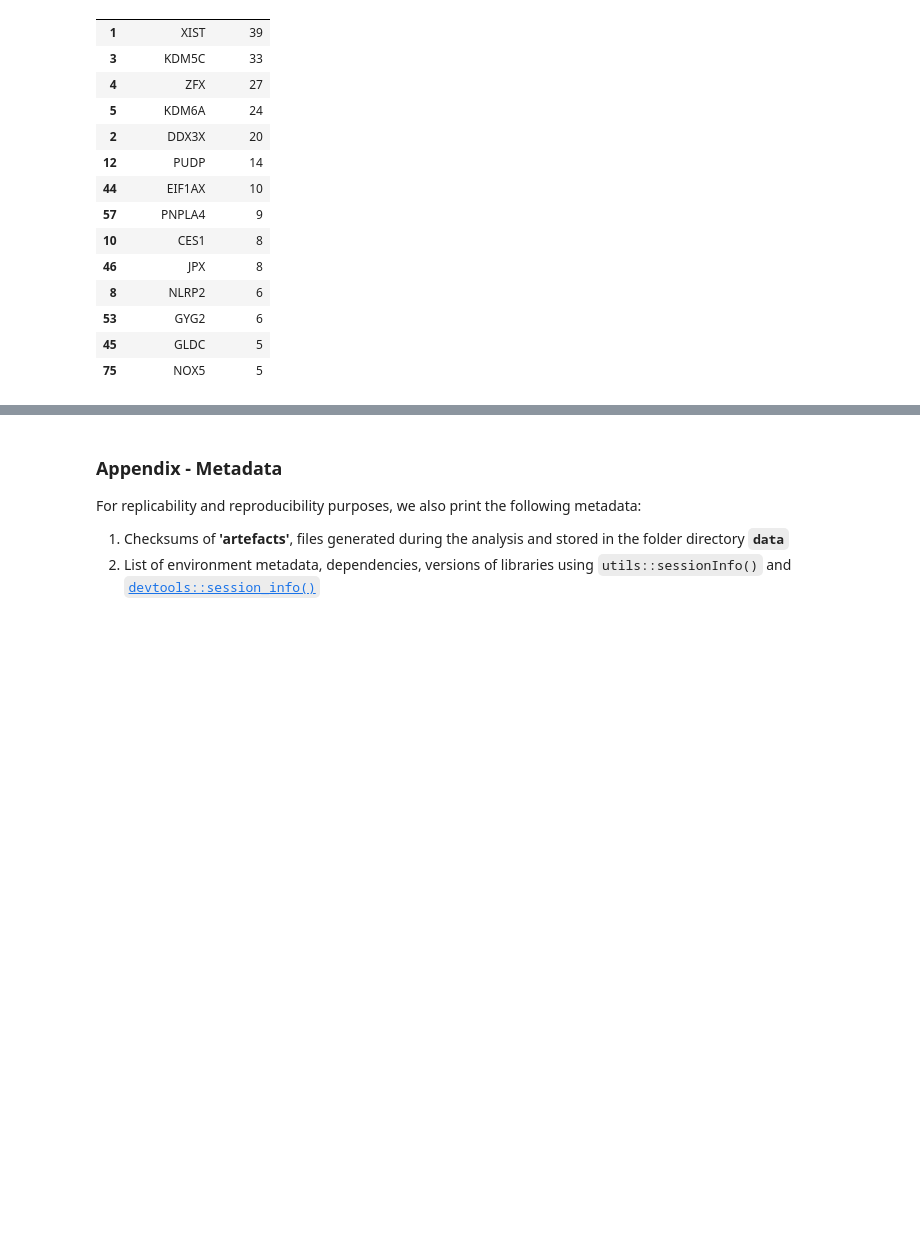
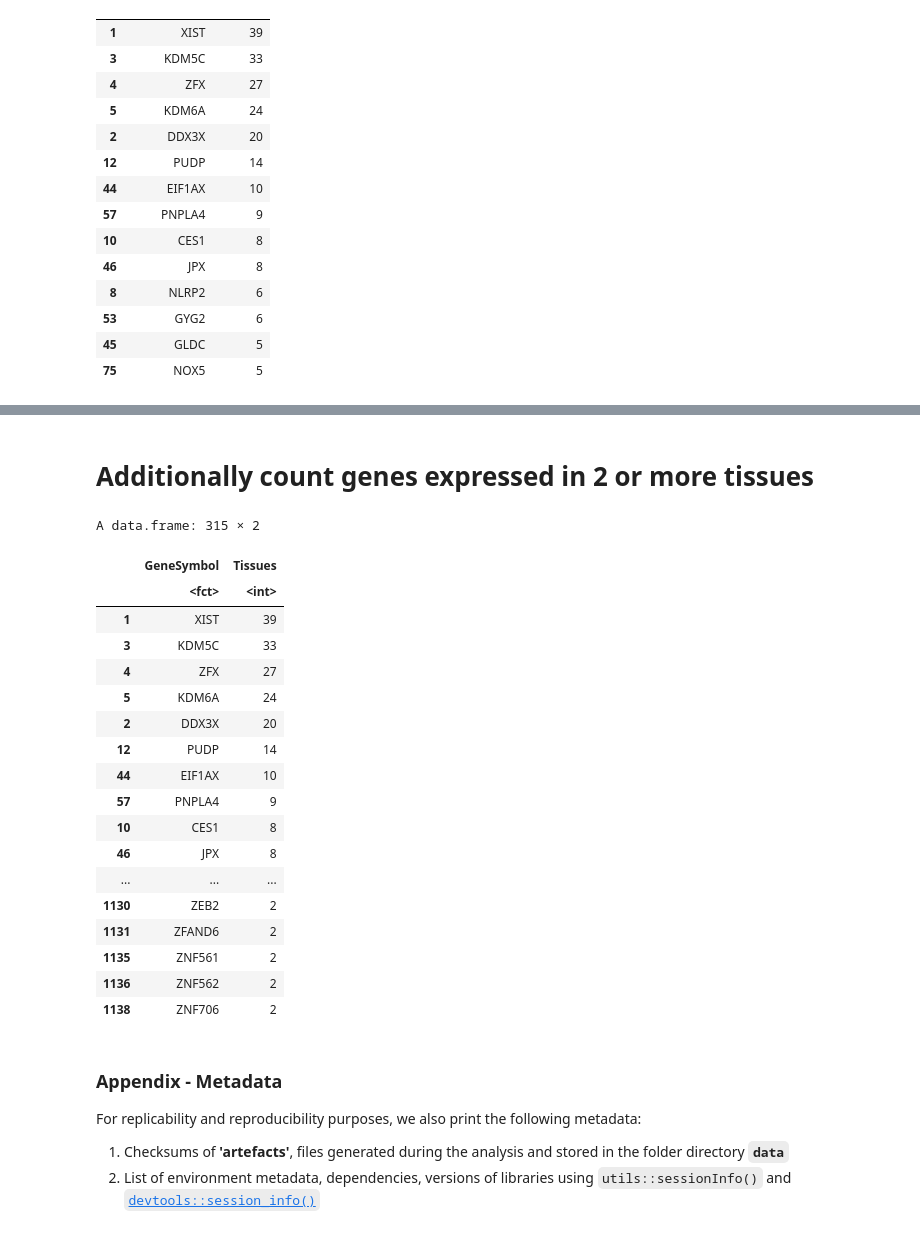
Before and after one commit to TheJacksonLaboratory/sbas, a Jupyter notebook: jupyter/create_as_events_per_gene_figure.ipynb, the cells around one changed output, grey strips where cells are left out. Cells and saved outputs as stored; diff of their text form; code cells hidden in the pictures; blank space fills up the shorter version.

```diff
--- a/jupyter/create_as_events_per_gene_figure.ipynb
+++ b/jupyter/create_as_events_per_gene_figure.ipynb
@@ -142,4 +122,35 @@ Saved plot as ../pdf/as_events_per_gene.pdf
 [figure]
+# %% [markdown]
+# Additionally count genes expressed in 2 or more tissues
+# %%
+sorted_res <- res
+sorted_res$Tissues <- as.numeric(as.character(sorted_res$Tissues))
+sorted_res <- res[order(-res$Tissues),]
+sorted_res <- sorted_res[sorted_res$Tissues > 1, ]
+drops <- c("n")
+sorted_res <- sorted_res[ , !(names(sorted_res) %in% drops)]
+sorted_res
+write.table(sorted_res, "../data/two_more_more_as.tsv", quote=FALSE, sep="\t")
+# %% [output]
+A data.frame: 315 × 2
+|  | GeneSymbol | Tissues |
+|  | <fct> | <int> |
+| 1 | XIST | 39 |
+| 3 | KDM5C | 33 |
+| 4 | ZFX | 27 |
+| 5 | KDM6A | 24 |
+| 2 | DDX3X | 20 |
+| 12 | PUDP | 14 |
+| 44 | EIF1AX | 10 |
+| 57 | PNPLA4 | 9 |
+| 10 | CES1 | 8 |
+| 46 | JPX | 8 |
+| ... | ... | ... |
+| 1130 | ZEB2 | 2 |
+| 1131 | ZFAND6 | 2 |
+| 1135 | ZNF561 | 2 |
+| 1136 | ZNF562 | 2 |
+| 1138 | ZNF706 | 2 |
 # %% [markdown]
 ### Appendix - Metadata
 
```
Also changed, not shown: parts of 2 cells of this notebook.
